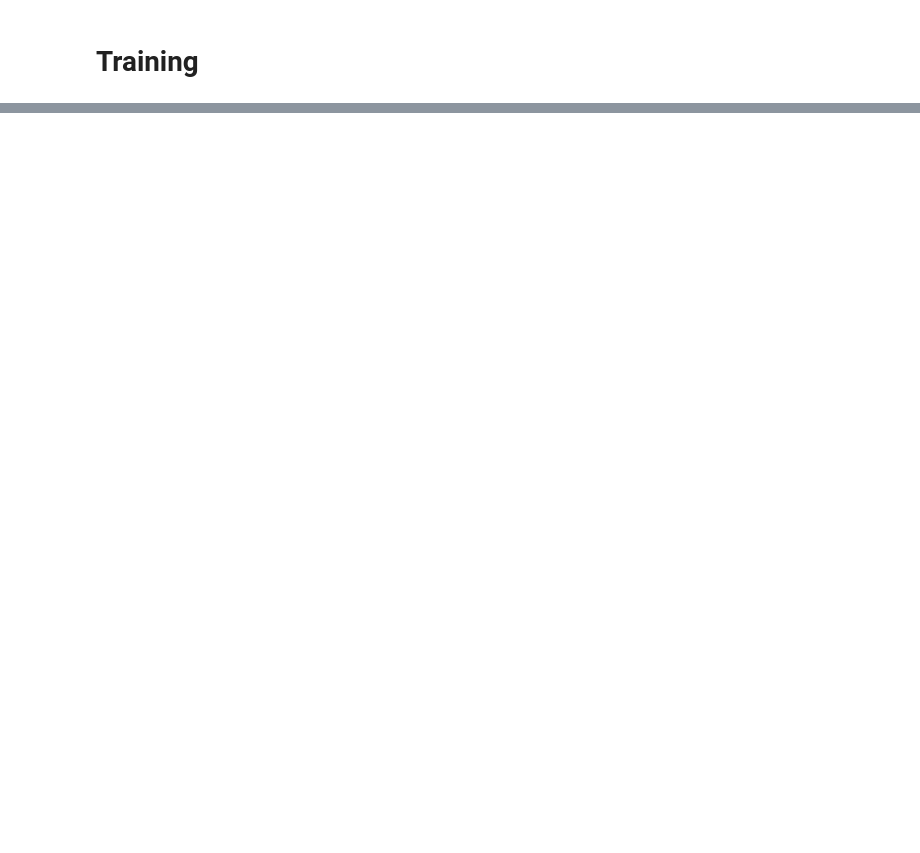
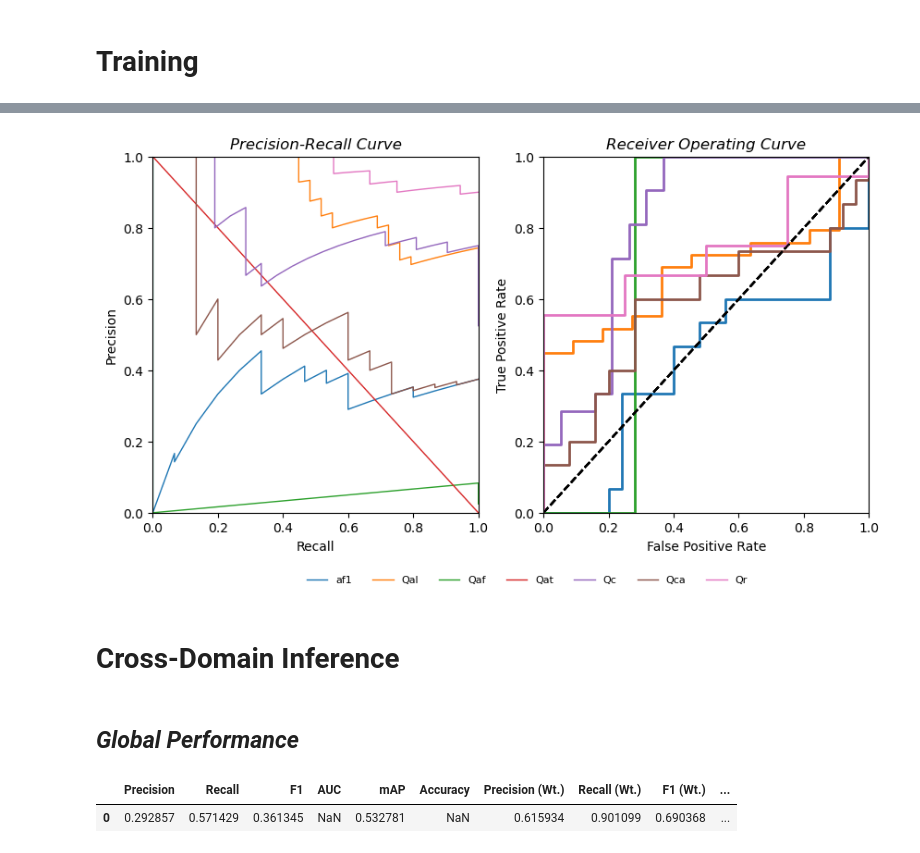
Before and after one commit to masseygeo/earthscape, a Jupyter notebook: code/models/test.ipynb, the cells around one changed output, grey strips where cells are left out. Cells and saved outputs as stored; diff of their text form; code cells hidden in the pictures; blank space fills up the shorter version.

```diff
--- a/code/models/test.ipynb
+++ b/code/models/test.ipynb
@@ -200,0 +218,10 @@ def training_log():
+# %%
+model_path = glob.glob(f"{output_dir}/best_loss_epoch*.pth")[0]
+
+state_dict = torch.load(model_path, map_location=device, weights_only=False)
+
+model.load_state_dict(state_dict)
+
+
+# calculate optimal thresholds from validation set
+optimal_thresholds = calculate_optimal_thresholds(model, val_loader, device)
@@ -200,0 +232,9 @@ def training_log():
+# %%
+
+probabilities, targets = test_model(model, test_loader, device)
+
+df = calculate_global_metrics(targets, probabilities, thresholds=optimal_thresholds)
+
+df.to_csv(f"{output_dir}/indomain_global_metrics.csv", index=False)
+
+df.head()
@@ -200,0 +279,23 @@ def training_log():
+# %%
+class_cols = ['af1', 'Qal', 'Qaf', 'Qat', 'Qc', 'Qca', 'Qr']
+
+fig = plot_label_pr_roc_curves(targets, probabilities, class_cols)
+
+fig.savefig(f"{output_dir}/indomain_pr_curves.jpg")
+# %% [output]
+[figure, added]
+# %% [markdown]
+# **Cross-Domain Inference**
+# %% [markdown]
+## *Global Performance*
+# %%
+probabilities, targets = test_model(model, cross_test_loader, device)
+
+df = calculate_global_metrics(targets, probabilities, thresholds=optimal_thresholds)
+
+df.to_csv(f"{output_dir}/crossdomain_global_metrics.csv", index=False)
+
+df.head()
+# %% [output]
+|  | Precision | Recall | F1 | AUC | mAP | Accuracy | Precision (Wt.) | Recall (Wt.) | F1 (Wt.) | ... |
+| 0 | 0.292857 | 0.571429 | 0.361345 | NaN | 0.532781 | NaN | 0.615934 | 0.901099 | 0.690368 | ... |
```
Also changed, not shown: parts of 17 cells of this notebook, 17 other files.
